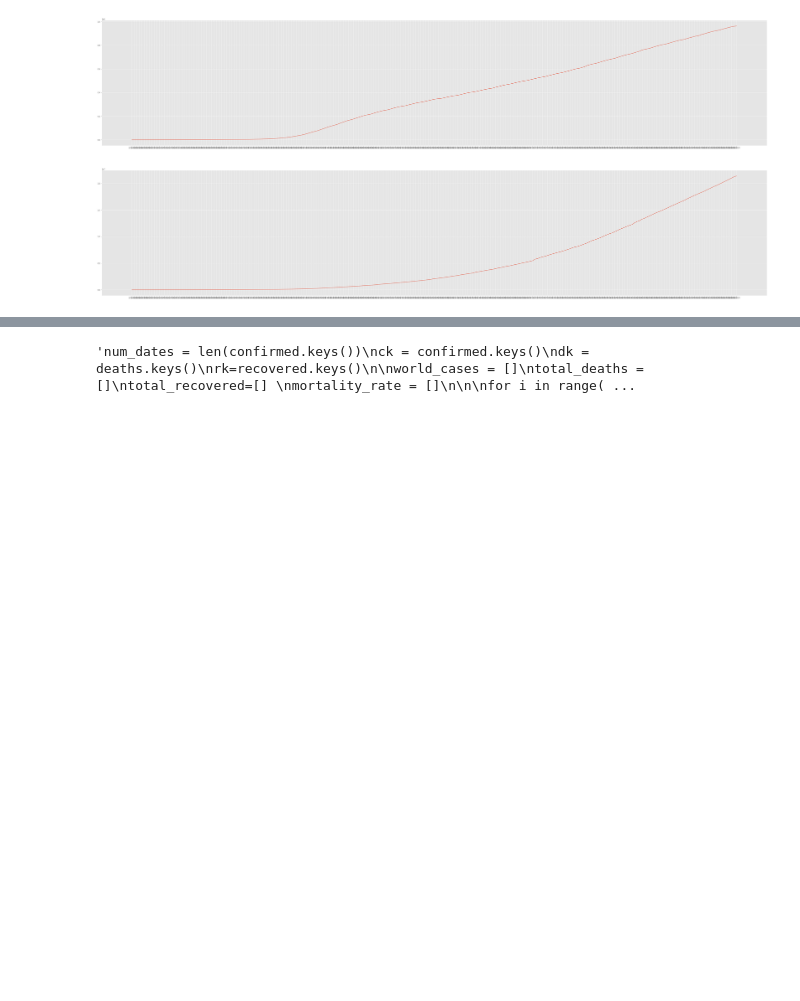
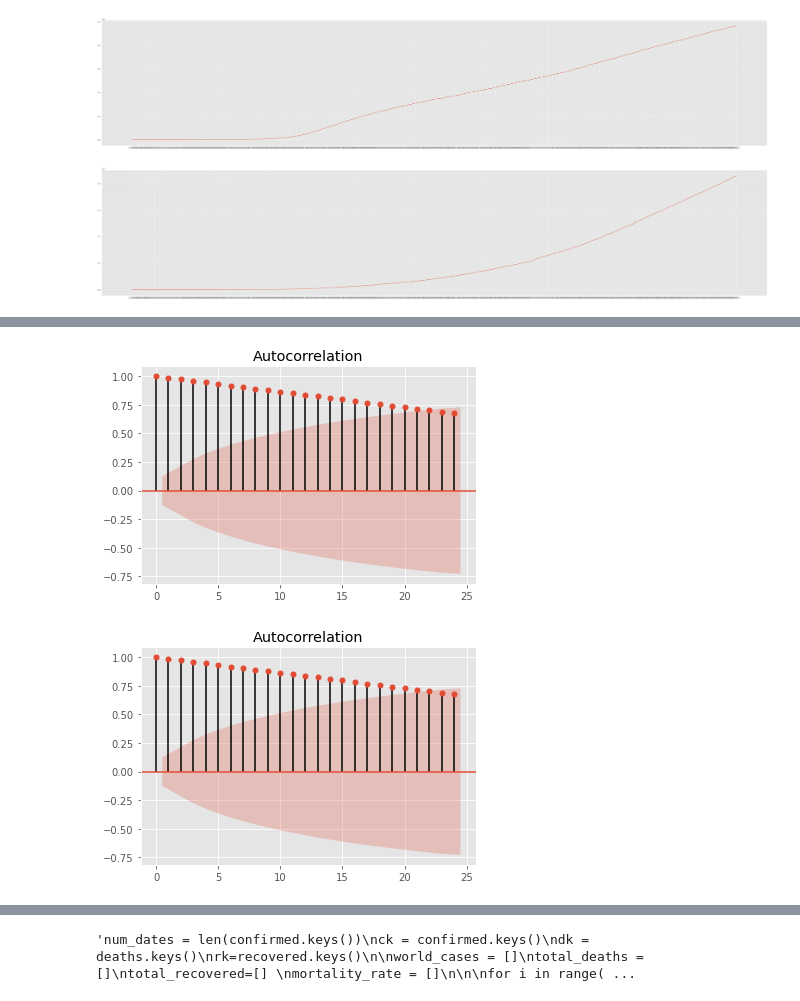
Before and after one commit to 21Ovi/COVID-19-Time-Series-Prediction, a Jupyter notebook: COVID_19_TimeSeries_Prediction.ipynb, the cells around one changed output, grey strips where cells are left out. Saved outputs shown, nothing was run; the diff lists cells and outputs as text; code cells hidden in the pictures; blank space fills up the shorter version.

```diff
--- a/COVID_19_TimeSeries_Prediction.ipynb
+++ b/COVID_19_TimeSeries_Prediction.ipynb
@@ -220,0 +239,2 @@ plt.tight_layout()
+# %%
+df=df.join(df6)
@@ -220,0 +243,2 @@ plt.tight_layout()
+# %%
+df.columns =['Date', 'Confirmed', 'Death','Recovered','Country_and_Region']
@@ -220,0 +261,2 @@ plt.tight_layout()
+# %%
+df = df.set_index('Date')
@@ -220,0 +280,8 @@ plt.tight_layout()
+# %%
+dft=df.iloc[:,0:-3]
+# %%
+from statsmodels.graphics.tsaplots import plot_acf
+plot_acf(dft)
+# %% [output]
+[figure, added]
+[figure, added]
```
Also changed, not shown: parts of 24 cells of this notebook.
